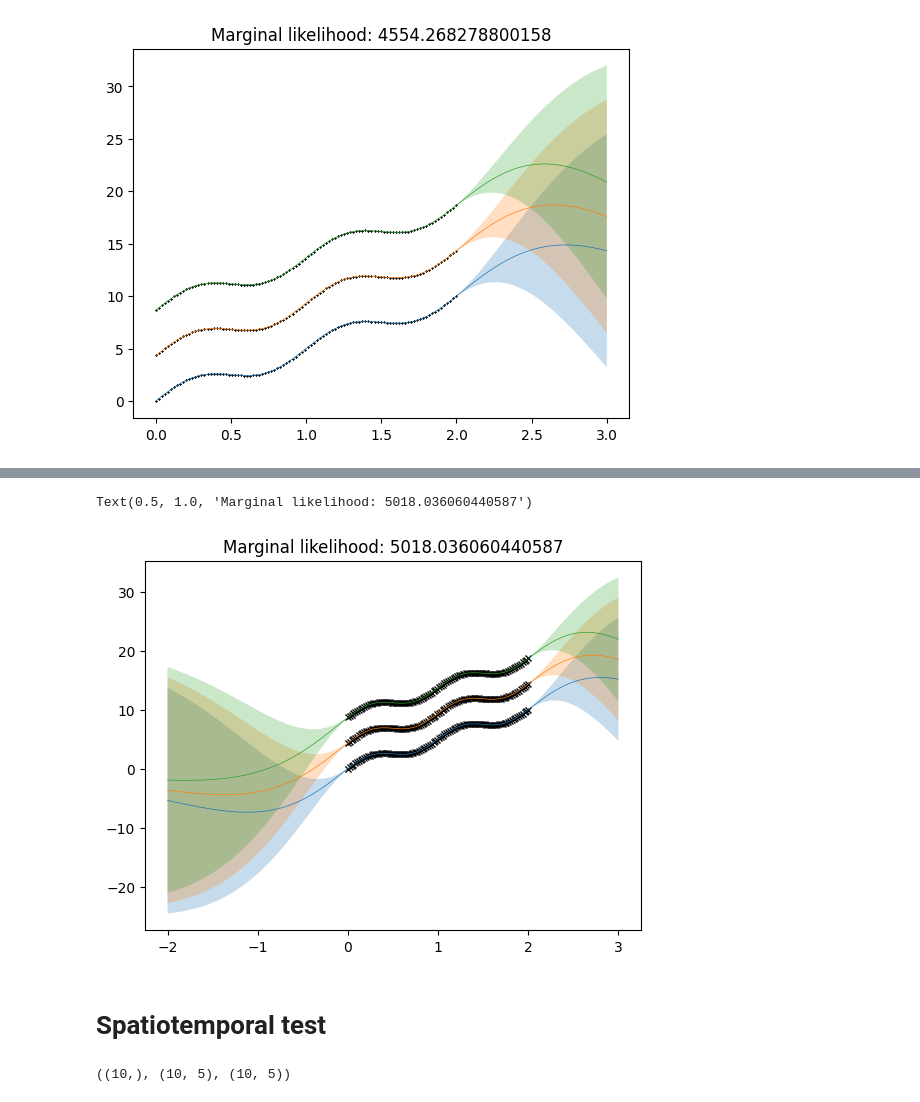
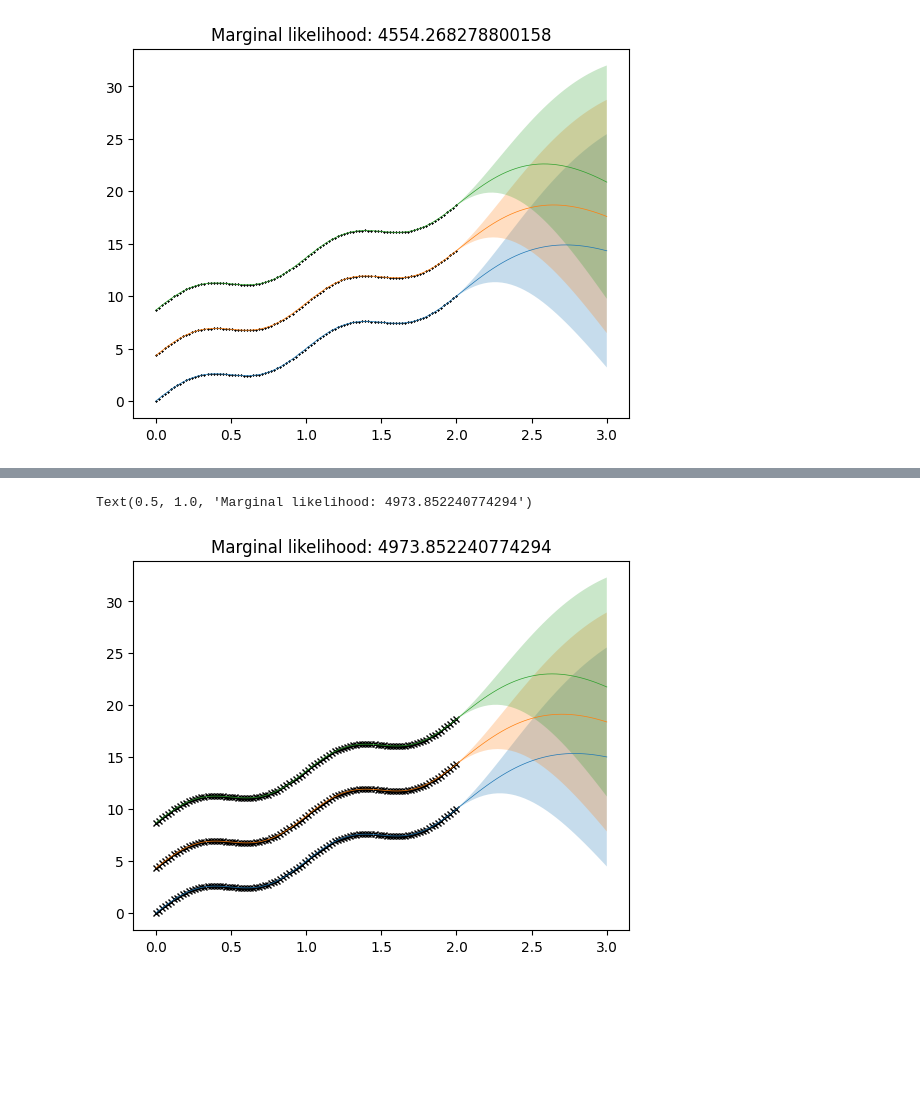
Before and after one commit to sunnyw22/STGP-for-weather-forecasting, a Jupyter notebook: BayesNewton.ipynb, the cells around one changed output, grey strips where cells are left out. Cells and saved outputs as stored; diff of their text form; code cells hidden in the pictures; blank space fills up the shorter version.

```diff
--- a/BayesNewton.ipynb
+++ b/BayesNewton.ipynb
@@ -211,15 +211,13 @@ gp.kernel.spatial_kernel.lengthscale, gp.kernel.temporal_kernel.lengthscale, gp.
 # %%
 # Extrapolate in time for three spatial locations
-t_test = jnp.linspace(-2., 3., 100)[:, None]
+t_test = jnp.linspace(0., 3., 100)[:, None]
 test_mean, test_std = gp.predict(t_test)
 plt.plot(t, Y[:, :3], color='black', marker='x', linestyle='none', ms=5)
 plt.plot(t_test, test_mean[:, :3], lw=.5)
 plt.fill_between(t_test.squeeze(), test_mean[:, 0] - 2 * test_std[:, 0], test_mean[:, 0] + 2 * test_std[:, 0], alpha=0.25)
 plt.fill_between(t_test.squeeze(), test_mean[:, 1] - 2 * test_std[:, 1], test_mean[:, 1] + 2 * test_std[:, 1], alpha=0.25)
 plt.fill_between(t_test.squeeze(), test_mean[:, 2] - 2 * test_std[:, 2], test_mean[:, 2] + 2 * test_std[:, 2], alpha=0.25)
 plt.title(f"Marginal likelihood: {-gp.filter_energy()}")
 # %% [output]
-Text(0.5, 1.0, 'Marginal likelihood: 5018.036060440587')
+Text(0.5, 1.0, 'Marginal likelihood: 4973.852240774294')
-[figure, old version]
+[figure, new version]
-# %% [markdown]
-# Spatiotemporal test
@@ -239,36 +223,0 @@ def create_grid(x1, x2, y1, y2, n1=10, n2=10):
-# %%
-Nt_train = 10
-Ns = 5
-X = create_grid(0, 1, 0, 1, Nt_train, Ns)
-t = np.linspace(0, 1, Nt_train, dtype=float)
-R = np.tile(np.linspace(0, 1, Ns, dtype=float)[None, ...], [Nt_train, 1])
-
-N = X.shape[0]
-y = np.sin(10*X[:, 0]) + np.sin(10*X[:, 1]) + 0.01*np.random.randn(N)
-
-# Y = y[:, None]
-Y = y.reshape(Nt_train, Ns)
-
-# print(R.shape)
-# print(Y.shape)
-# print(R[0].shape)
-# print(X)
-# print(R)
-# print(R[0])
-
-kernel_ls = [0.1, 0.2]
-kernel_var = [2.2, 0.4]
-likelihood_noise = 0.1
-
-lik = bayesnewton.likelihoods.Gaussian(variance=likelihood_noise)
-kern_time = bayesnewton.kernels.Matern32(variance=kernel_var[0], lengthscale=kernel_ls[0])
-kern_space = bayesnewton.kernels.Matern32(variance=kernel_var[1], lengthscale=kernel_ls[1])
-kern = bayesnewton.kernels.SpatioTemporalKernel(temporal_kernel=kern_time,
-                                                spatial_kernel=kern_space,
-                                                z=R[0],
-                                                sparse=True,
-                                                opt_z=False,
-                                                conditional='Full')
-t.shape, R.shape, Y.shape
-# %% [output]
-((10,), (10, 5), (10, 5))
```
Also changed, not shown: parts of 15 cells of this notebook.
